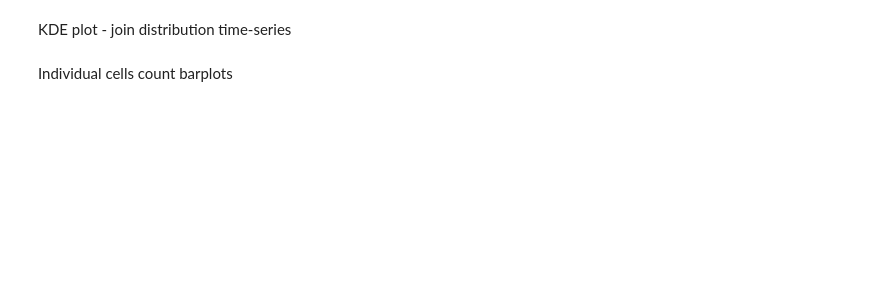
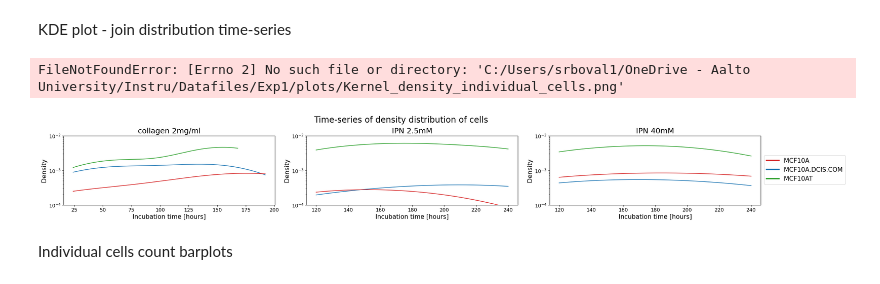
Before and after one commit to ArttuD/InstruProject, a Jupyter notebook: LindaPipes/Experimental_model_1/analysis_exp1.ipynb, the cells around one changed output. Saved outputs shown, nothing was run; the diff lists cells and outputs as text; code cells hidden in the pictures; blank space fills up the shorter version.

```diff
--- a/LindaPipes/Experimental_model_1/analysis_exp1.ipynb
+++ b/LindaPipes/Experimental_model_1/analysis_exp1.ipynb
@@ -173,34 +230,37 @@ for i,unique_material in enumerate(unique_materials):
     specific_df_big = df_plot[(df_plot['material'] == unique_material) & (df_plot['area'] > 10000) ]
     ax=axs[i]
 
     sns.kdeplot(specific_df_small, x="incubation_time", hue="cell_line", palette=palette, ax=ax,bw_adjust=3, cut=0) #smoothened by adjusting bandwidth
     #legend=(i == len(unique_materials) - 1)
     ax.set_xlabel('Incubation time [hours]', fontsize= 15)
     ax.set_yscale('log')
     ax.set_ylabel('Density', fontsize= 15)
     ax.set_title(f'{unique_material}', fontsize= 18)
     #ax.set_ylim(10000,1000000)
     #ax.set_xlim(25,250)
-    ax.set_ylim(0.0001,0.1)
+    ax.set_ylim(0.0001,0.01)
 
     ax.tick_params(axis='both', which='major', labelsize=12)
     ax.tick_params(axis='both', which='minor', labelsize=8)
     ax.get_legend().set_visible(False)
 
 handles, labels = axs[-1].get_legend_handles_labels()
 for line in specific_df_small['cell_line'].unique():
     handles.append(plt.Line2D([0], [0], color=(palette)[line], lw=3))
     labels.append(line)
 
 fig.legend(handles, labels, loc='center left', bbox_to_anchor=(0.9, 0.5), fontsize=15)
 
 
 # Make the legend visible for the last subplot
 
 
 
 
 plt.savefig(path +'/plots/Kernel_density_individual_cells.png',dpi=300)
+# %% [output]
+FileNotFoundError: [Errno 2] No such file or directory: 'C:/Users/srboval1/OneDrive - Aalto University/Instru/Datafiles/Exp1/plots/Kernel_density_individual_cells.png'
+[figure, added]
 # %% [markdown]
 Individual cells count barplots
 # %%
```
Also changed, not shown: parts of 11 cells of this notebook, 1 other file.
